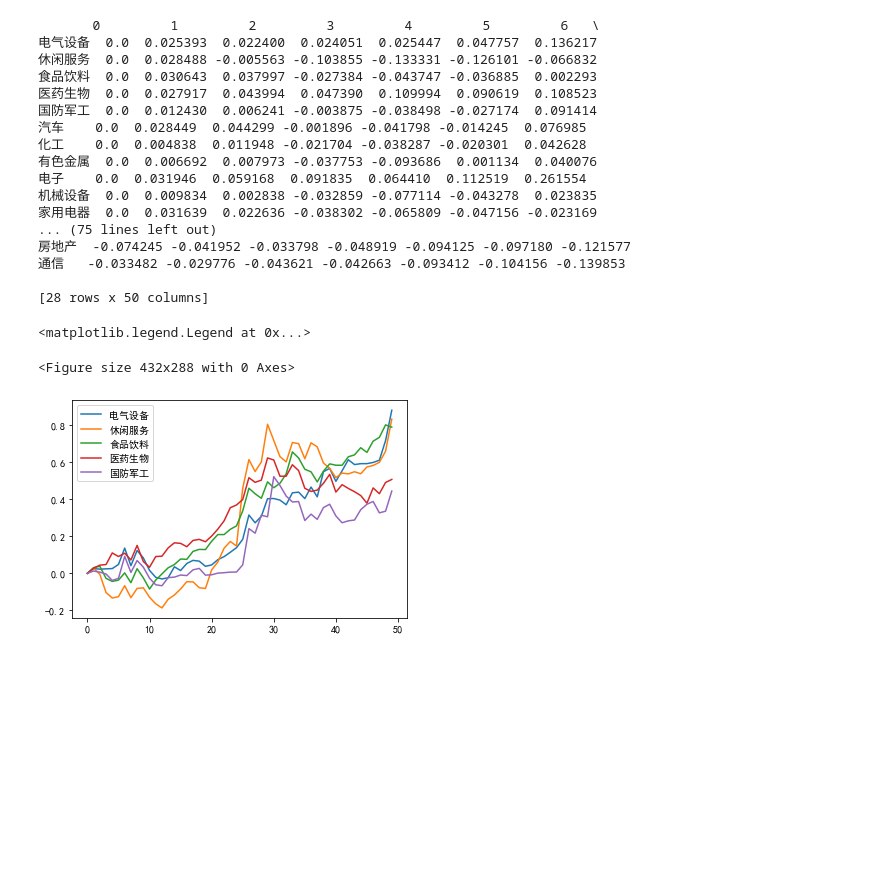
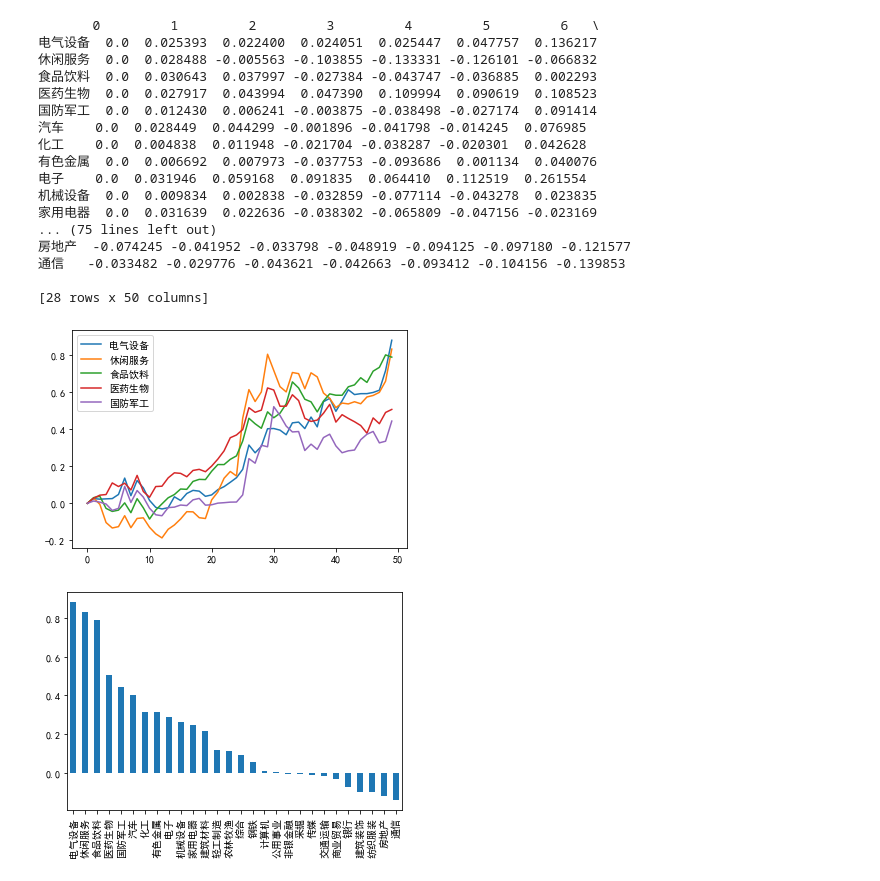
Before and after one commit to JevonYang/stock-technical-analysis, a Jupyter notebook: utils/main.ipynb, the cells around one changed output. Drawn from its saved outputs; the diff is of its cells as text; code cells hidden in the pictures; blank space fills up the shorter version.

```diff
--- a/utils/main.ipynb
+++ b/utils/main.ipynb
@@ -80,10 +80,14 @@ import matplotlib.pyplot as plt
 
 sw_index_spot_df = ak.sw_index_spot()
 
-plt.figure()
+# plt.figure()
 tmp.head(5).T.plot()
 plt.legend(loc='best')
+plt.show()
 # %% [output]
-<matplotlib.legend.Legend at 0x...>
-<Figure size 432x288 with 0 Axes>
 [figure]
+# %%
+tmp[49].plot.bar()
+plt.show()
+# %% [output]
+[figure, added]
```
